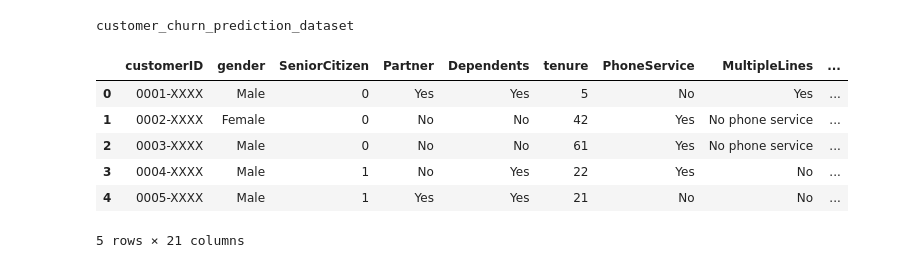
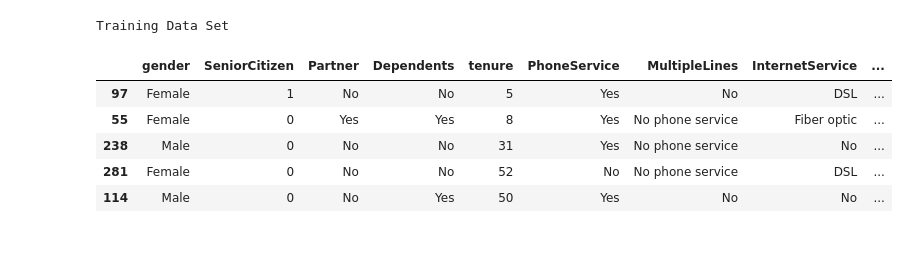
Before and after one commit to Kaung-Nyo-Lwin/ML_Pipeline_TFX, a Jupyter notebook: POC/customer_churn_prediction_dataset.ipynb, the cells around one changed output. Cells and saved outputs as stored; diff of their text form; code cells hidden in the pictures.

```diff
--- a/POC/customer_churn_prediction_dataset.ipynb
+++ b/POC/customer_churn_prediction_dataset.ipynb
@@ -24,14 +36,16 @@ Tensorflow Version: 2.15.1
 # %%
 df = pd.read_csv("/home/kaung_nyo_lwin/AI_Projects/Data/customer_churn_prediction_dataset.csv")
+df.pop('customerID')
+
+train_df, eval_df = train_test_split(df, test_size=0.2, shuffle=True)
 # %%
-print("customer_churn_prediction_dataset")
-display(df.head())
+print("Training Data Set")
+display(train_df.head())
 # %% [output]
-customer_churn_prediction_dataset
+Training Data Set
-|  | customerID | gender | SeniorCitizen | Partner | Dependents | tenure | PhoneService | MultipleLines | ... |
-| 0 | 0001-XXXX | Male | 0 | Yes | Yes | 5 | No | Yes | ... |
-| 1 | 0002-XXXX | Female | 0 | No | No | 42 | Yes | No phone service | ... |
-| 2 | 0003-XXXX | Male | 0 | No | No | 61 | Yes | No phone service | ... |
-| 3 | 0004-XXXX | Male | 1 | No | Yes | 22 | Yes | No | ... |
-| 4 | 0005-XXXX | Male | 1 | Yes | Yes | 21 | No | No | ... |
+|  | gender | SeniorCitizen | Partner | Dependents | tenure | PhoneService | MultipleLines | InternetService | ... |
+| 97 | Female | 1 | No | No | 5 | Yes | No | DSL | ... |
+| 55 | Female | 0 | Yes | Yes | 8 | Yes | No phone service | Fiber optic | ... |
+| 238 | Male | 0 | No | No | 31 | Yes | No phone service | No | ... |
+| 281 | Female | 0 | No | No | 52 | No | No phone service | DSL | ... |
+| 114 | Male | 0 | No | Yes | 50 | Yes | No | No | ... |
-5 rows × 21 columns
```
Also changed, not shown: parts of 11 cells of this notebook.
